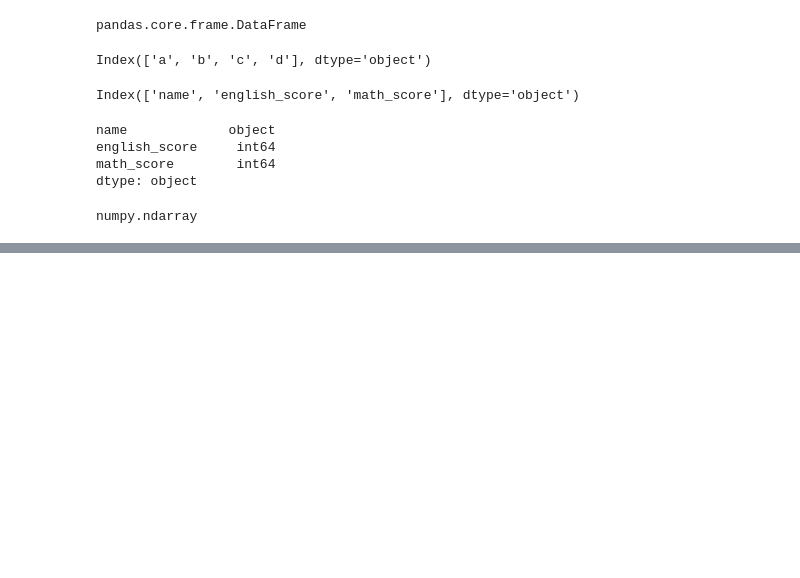
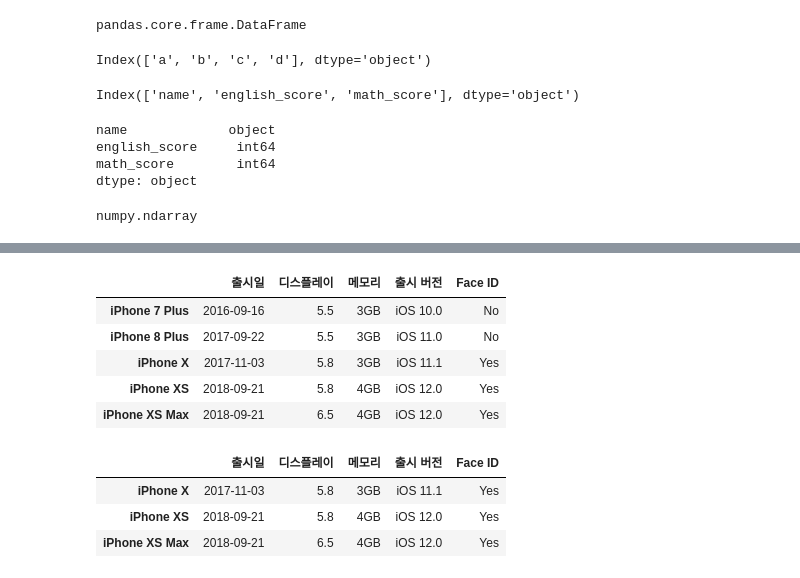
Before and after one commit to saanghyuk/data_science_python, a Jupyter notebook: dt-1/Pandas.ipynb, the cells around one changed output, grey strips where cells are left out. Saved outputs shown, nothing was run; the diff lists cells and outputs as text; code cells hidden in the pictures; blank space fills up the shorter version.

```diff
--- a/dt-1/Pandas.ipynb
+++ b/dt-1/Pandas.ipynb
@@ -41,0 +145,16 @@ numpy.ndarray
+# %%
+iphone_df.loc[iphone_df['디스플레이'] >5]
+# %% [output]
+|  | 출시일 | 디스플레이 | 메모리 | 출시 버전 | Face ID |
+| iPhone 7 Plus | 2016-09-16 | 5.5 | 3GB | iOS 10.0 | No |
+| iPhone 8 Plus | 2017-09-22 | 5.5 | 3GB | iOS 11.0 | No |
+| iPhone X | 2017-11-03 | 5.8 | 3GB | iOS 11.1 | Yes |
+| iPhone XS | 2018-09-21 | 5.8 | 4GB | iOS 12.0 | Yes |
+| iPhone XS Max | 2018-09-21 | 6.5 | 4GB | iOS 12.0 | Yes |
+# %%
+iphone_df[(iphone_df['디스플레이'] > 5) & (iphone_df['Face ID']=='Yes')]
+# %% [output]
+|  | 출시일 | 디스플레이 | 메모리 | 출시 버전 | Face ID |
+| iPhone X | 2017-11-03 | 5.8 | 3GB | iOS 11.1 | Yes |
+| iPhone XS | 2018-09-21 | 5.8 | 4GB | iOS 12.0 | Yes |
+| iPhone XS Max | 2018-09-21 | 6.5 | 4GB | iOS 12.0 | Yes |
```
Also changed, not shown: parts of 19 cells of this notebook, 2 other files.
